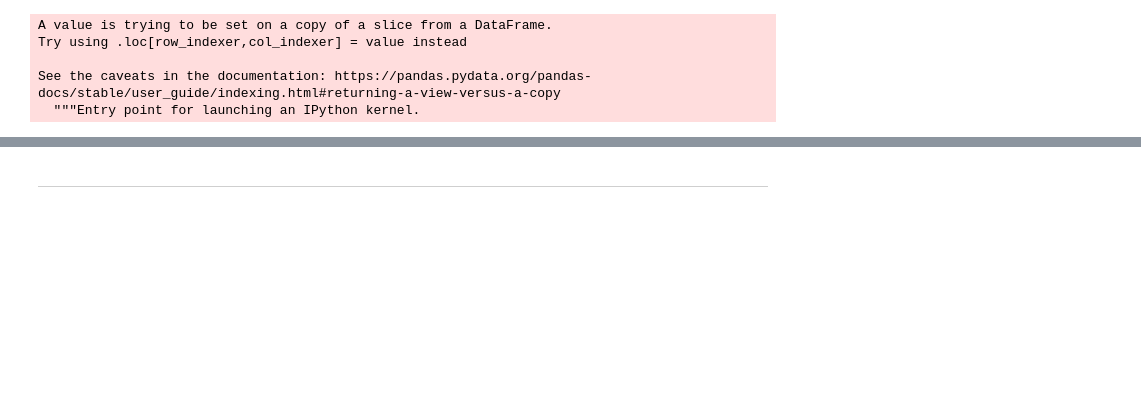
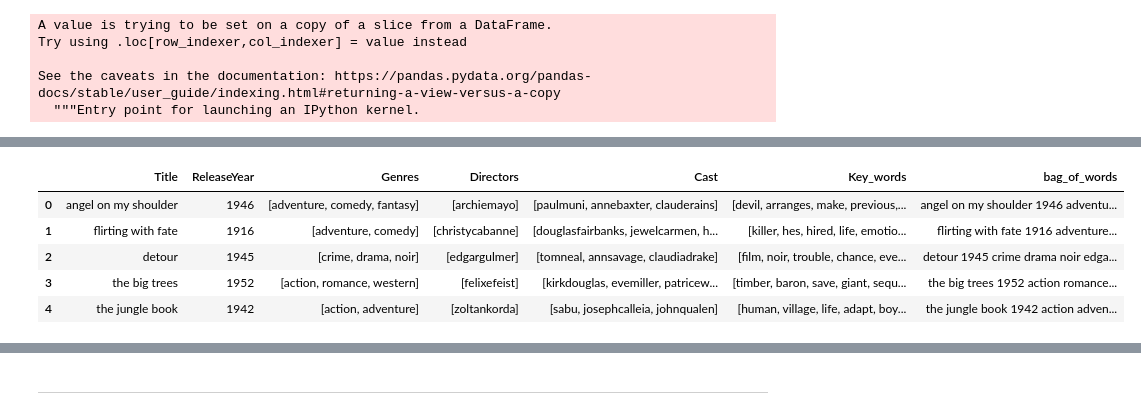
Before and after one commit to Thomas-George-T/Retro-Reel-Recommender, a Jupyter notebook: Retro_Reel_Recommender.ipynb, the cells around one changed output, grey strips where cells are left out. Saved outputs shown, nothing was run; the diff lists cells and outputs as text; code cells hidden in the pictures; blank space fills up the shorter version.

```diff
--- a/Retro_Reel_Recommender.ipynb
+++ b/Retro_Reel_Recommender.ipynb
@@ -256 +255,10 @@ See the caveats in the documentation: https://pandas.pydata.org/pandas-docs/stab
 Name: bag_of_words, dtype: object
+# %%
+df4.head()
+# %% [output]
+|  | Title | ReleaseYear | Genres | Directors | Cast | Key_words | bag_of_words |
+| 0 | angel on my shoulder | 1946 | [adventure, comedy, fantasy] | [archiemayo] | [paulmuni, annebaxter, clauderains] | [devil, arranges, make, previous,... | angel on my shoulder 1946 adventu... |
+| 1 | flirting with fate | 1916 | [adventure, comedy] | [christycabanne] | [douglasfairbanks, jewelcarmen, h... | [killer, hes, hired, life, emotio... | flirting with fate 1916 adventure... |
+| 2 | detour | 1945 | [crime, drama, noir] | [edgargulmer] | [tomneal, annsavage, claudiadrake] | [film, noir, trouble, chance, eve... | detour 1945 crime drama noir edga... |
+| 3 | the big trees | 1952 | [action, romance, western] | [felixefeist] | [kirkdouglas, evemiller, patricew... | [timber, baron, save, giant, sequ... | the big trees 1952 action romance... |
+| 4 | the jungle book | 1942 | [action, adventure] | [zoltankorda] | [sabu, josephcalleia, johnqualen] | [human, village, life, adapt, boy... | the jungle book 1942 action adven... |
```
Also changed, not shown: parts of 36 cells of this notebook.
